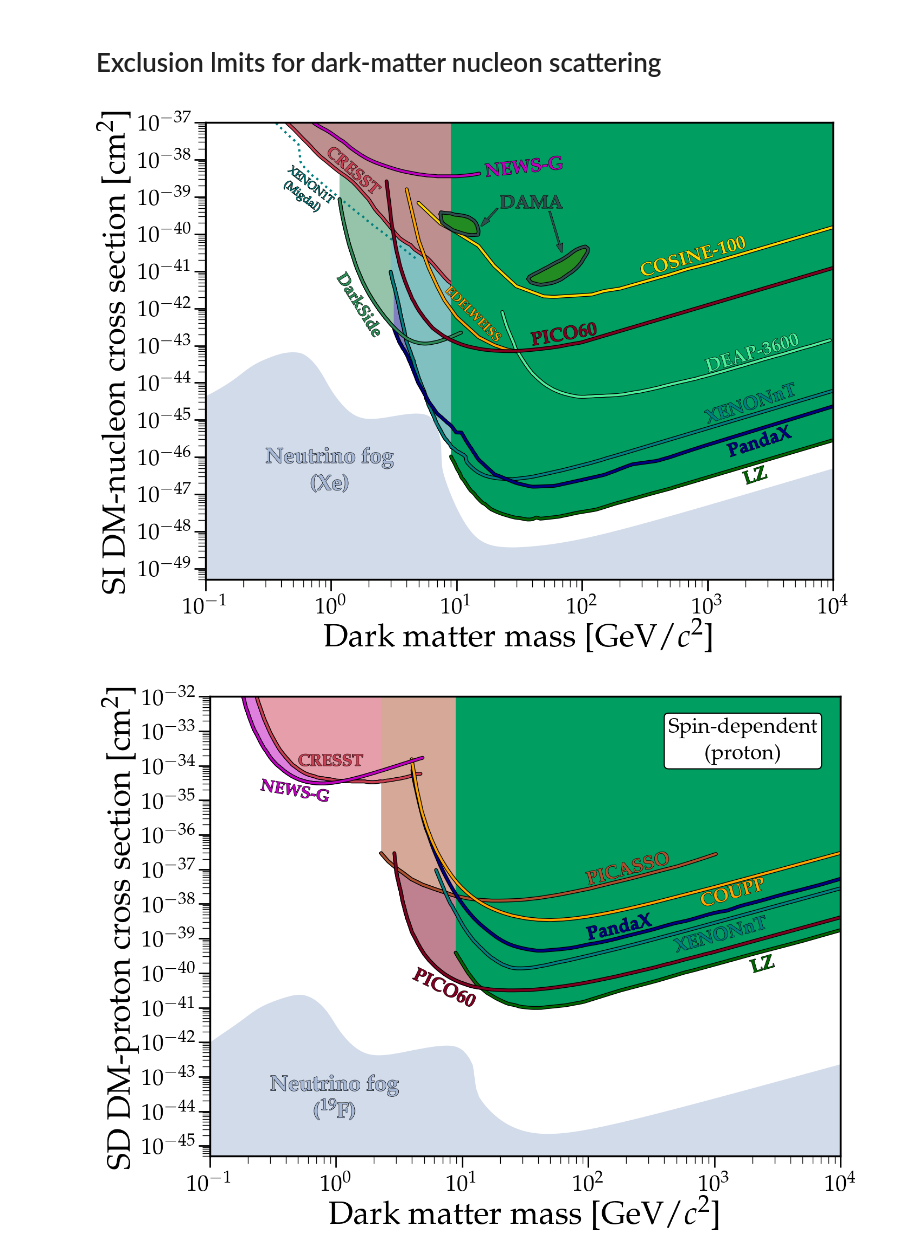
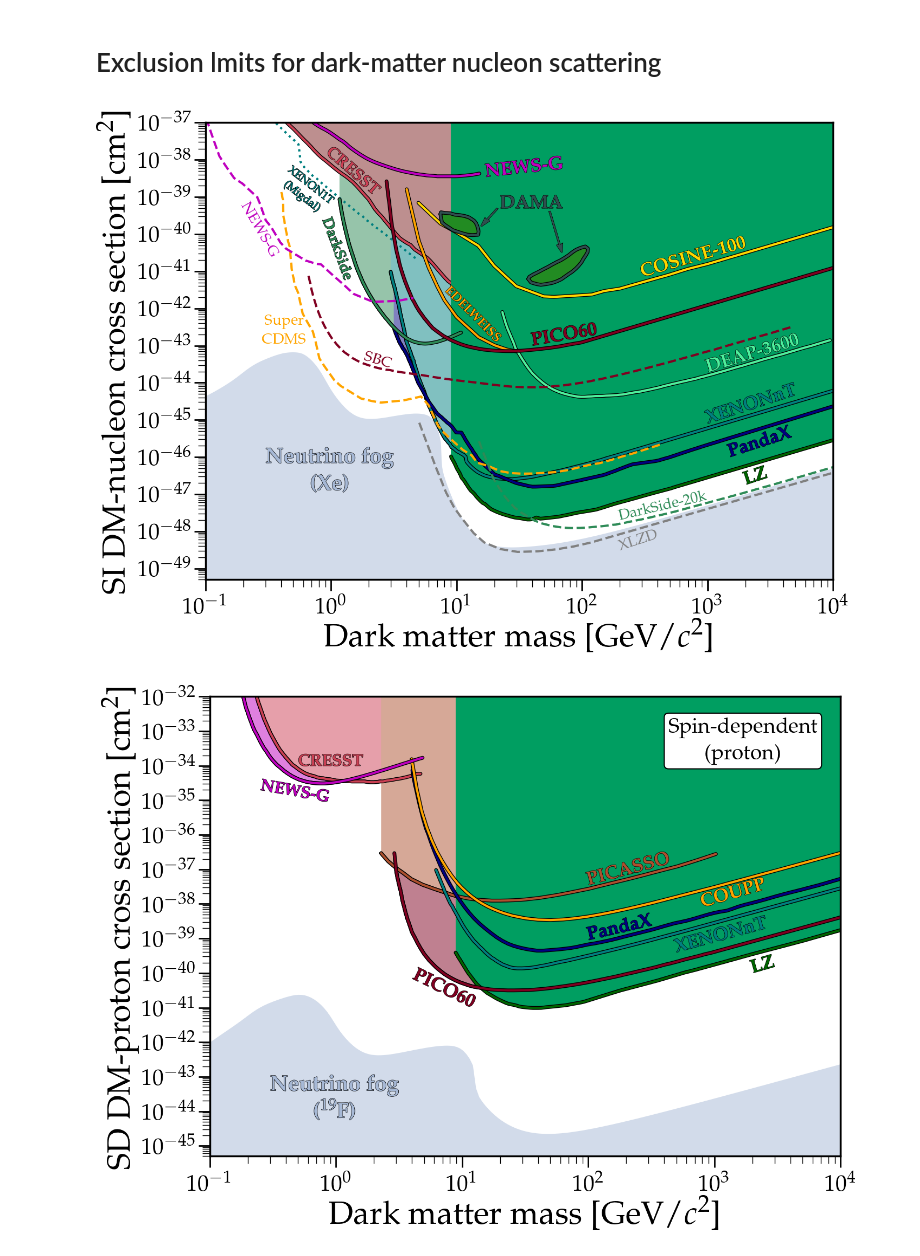
Before and after one commit to cajohare/DirectDetectionPlots, a Jupyter notebook: notebooks/DM-Nucleon.ipynb, the cells around one changed output. Saved outputs shown, nothing was run; the diff lists cells and outputs as text; code cells hidden in the pictures.

Commit message:
updated projections

```diff
--- a/notebooks/DM-Nucleon.ipynb
+++ b/notebooks/DM-Nucleon.ipynb
@@ -23,13 +23,13 @@ PlotBound(ax,fpath+'XENON1T-Migdal.txt',edgecolor='teal',textcolor='teal',linest
 PlotBound(ax,fpath+'PandaX_2024_Combined.txt',edgecolor='navy',textcolor='navy',facealpha=0,label=r'{\bf PandaX}',rotation=rot_45,label_pos=[1500,1.0e-46])
 PlotBound(ax,fpath+'PandaX_2024_Combined.txt',edgecolor='navy',textcolor='navy',facecolor=col_alpha('navy',0.5),zorder=-1.1)
 PlotBound(ax,fpath+'CRESST.txt',edgecolor=[0.8, 0.25, 0.33],textcolor=[0.8, 0.25, 0.33],facecolor=[0.74, 0.56, 0.56],zorder=-1,label=r'{\bf CRESST}',rotation=-41,label_pos=[0.9,1.5e-38],fontsize=22)
-PlotBound(ax,fpath+'DarkSide-50_2022.txt',edgecolor='seagreen',textcolor='seagreen',facecolor='seagreen',facealpha=0.0,label=r'{\bf DarkSide}',rotation=-58,label_pos=[1.1,0.7e-41],fontsize=22)
+PlotBound(ax,fpath+'DarkSide-50_2022.txt',edgecolor='seagreen',textcolor='seagreen',facecolor='seagreen',facealpha=0.0,label=r'{\bf DarkSide}',rotation=-70,label_pos=[0.85,2.5e-40],fontsize=20)
 PlotBound(ax,fpath+'DarkSide-50_2022.txt',edgecolor='seagreen',textcolor='seagreen',facecolor='seagreen',facealpha=0.5,zorder=-3)
 PlotBound(ax,fpath+'EDELWEISS.txt',edgecolor='orange',textcolor='orange',facealpha=0,label=r'{\bf EDELWEISS}',rotation=-45,label_pos=[8,3e-42],fontsize=17)
 PlotBound(ax,fpath+'DEAP-3600.txt',edgecolor='#4ff09d',textcolor='#4ff09d',facealpha=0,label=r'{\bf DEAP-3600}',rotation=rot_45-1,label_pos=[1000,1.9e-44])
 PlotBound(ax,fpath+'PICO60.txt',edgecolor=[0.5, 0.0, 0.13],textcolor=[0.5, 0.0, 0.13],facealpha=0,label=r'{\bf PICO60}',rotation=rot_45-8,label_pos=[40,1e-43])
 PlotBound(ax,fpath+'COSINE-100.txt',edgecolor='gold',textcolor='gold',facealpha=0,label=r'{\bf COSINE-100}',rotation=rot_45-2,label_pos=[300,7e-42])
-#PlotBound(ax,dirc+'LUX.txt',edgecolor='crimson',textcolor='crimson',facealpha=0,label='LUX',rotation=rot_45,label_pos=[300,1e-45])
+#PlotBound(ax,fpath+'LUX.txt',edgecolor='crimson',textcolor='crimson',facealpha=0,label='LUX',rotation=rot_45,label_pos=[300,1e-45])
 PlotBound(ax,fpath+'NEWS-G.txt',edgecolor='m',textcolor='m',facealpha=0,label=r'{\bf NEWS-G}',rotation=6,label_pos=[17,0.35e-38])
 
 
@@ -37,31 +37,40 @@ PlotBound(ax,fpath+'NEWS-G.txt',edgecolor='m',textcolor='m',facealpha=0,label=r'
 PlotBound(ax,'../data/fog/Nucleon/SI/nuFog_n2_Xe.txt',y2=0,label=r'\begin{center} {\bf Neutrino fog \linebreak (Xe)}\end{center}',label_pos=[0.3,7e-47],fontsize=29,rotation=0,facecolor='#a7b9d6',lw=0,textcolor='#a7b9d6',facealpha=0.5)
 
 
 # DAMA
 PlotBound(ax,fpath+'DAMA1.txt',y2=nan,edgecolor='darkslategray',textcolor='darkslategray',facecolor='forestgreen',label=r'{\bf DAMA}',label_pos=[22,5e-40])
 PlotBound(ax,fpath+'DAMA2.txt',y2=nan,edgecolor='darkslategray',textcolor='darkslategray',facecolor='forestgreen')
 plt.arrow(0.485, 0.735, -0.012, -0.018, transform=fig.transFigure,figure=fig,length_includes_head=False,lw=1,head_width=0.007, head_length=0.014, overhang=0.13,edgecolor='darkslategray',facecolor='darkslategray',clip_on=True,path_effects=line_background(2,'k'))
 plt.arrow(0.55, 0.73, 0.012, -0.055, transform=fig.transFigure,figure=fig,length_includes_head=False,lw=1,head_width=0.007, head_length=0.014, overhang=0.13,edgecolor='darkslategray',facecolor='darkslategray',clip_on=True,path_effects=line_background(2,'k'))
 
 
 # Models
 # PlotBound(ax, '../data/models/Nucleon/SI/NMSSM_Scan.txt',y2=nan,lw=1,path_effects=None,textcolor='gray',edgecolor='dimgray',facecolor='gray',facealpha=0.5,label=r'\begin{center} {\bf NMSSM}\end{center}',rotation=17,label_pos=[190,1.5e-48],text_path_effects=None,hatch='/')
 
 
 # Finishing touches
 ax.set_yscale('log')
 ax.set_xscale('log')
 ax.set_xlim([0.1,1e4])
 ax.set_ylim([5e-50,1e-37])
 ax.set_xlabel('Dark matter mass [GeV/$c^2$]')
 ax.set_ylabel(r'SI DM-nucleon cross section [cm$^{2}$]')
 locmaj = matplotlib.ticker.LogLocator(base=10.0, subs=(1.0, ), numticks=50)
 locmin = matplotlib.ticker.LogLocator(base=10.0, subs=arange(2, 10)*.1,numticks=100)
 ax.yaxis.set_major_locator(locmaj)
 ax.yaxis.set_minor_locator(locmin)
 
 
 
 MySaveFig(fig,'Nucleon_SI')
+
+
+PlotBound(ax,fpath+'Projections/SuperCDMS.txt',edgecolor='orange',textcolor='orange',facealpha=0,label=r'\begin{center} Super \linebreak CDMS\end{center}',linestyle='--',rotation=0,fontsize=20,label_pos=[0.28,3.5e-43],end_x=-10,path_effects=None,text_path_effects=None)
+PlotBound(ax,fpath+'Projections/DarkSide-20k.txt',edgecolor='seagreen',textcolor='seagreen',facealpha=0,label=r'\begin{center} DarkSide-20k \end{center}',linestyle='--',rotation=rot_45-5,fontsize=20,label_pos=[200,2.0e-48],path_effects=None,text_path_effects=None)
+PlotBound(ax,fpath+'Projections/LXe_200ty_90excl.txt',edgecolor='gray',textcolor='gray',facealpha=0,label=r'\begin{center} XLZD \end{center}',linestyle='--',rotation=rot_45,fontsize=20,label_pos=[200,0.3e-48],path_effects=None,text_path_effects=None)
+PlotBound(ax,fpath+'Projections/NEWS-G-Projection.txt',edgecolor='m',textcolor='m',facealpha=0,label=r'\begin{center} NEWS-G \end{center}',linestyle='--',rotation=-60,fontsize=20,label_pos=[0.19,6e-40],path_effects=None,text_path_effects=None)
+PlotBound(ax,fpath+'Projections/SBC.txt',edgecolor=[0.5, 0.0, 0.13],textcolor=[0.5, 0.0, 0.13],facealpha=0,label=r'\begin{center} SBC \end{center}',linestyle='--',rotation=-17,fontsize=20,label_pos=[1.8,4e-44],path_effects=None,text_path_effects=None)
+
+MySaveFig(fig,'Nucleon_SI_with_Projections')
 # %% [output]
-[figure, old version]
+[figure, new version]
```
Also changed, not shown: parts of 1 cell of this notebook, 22 other files.
